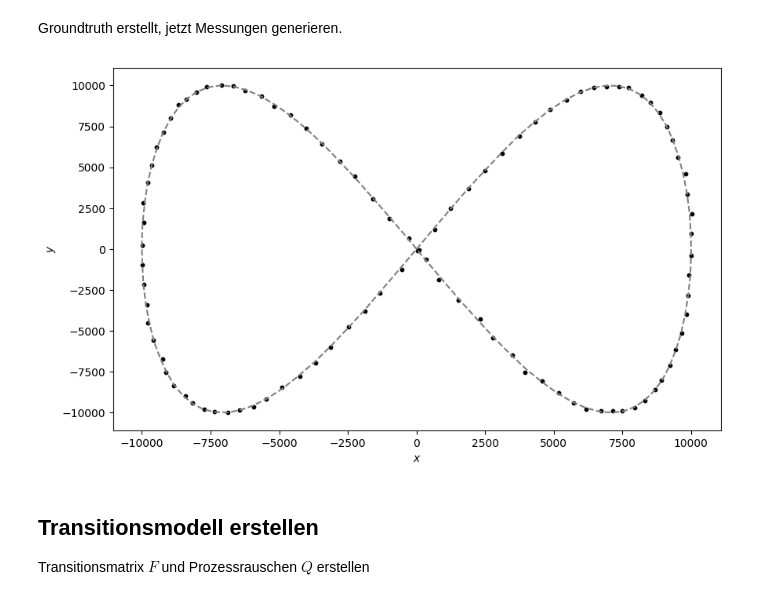
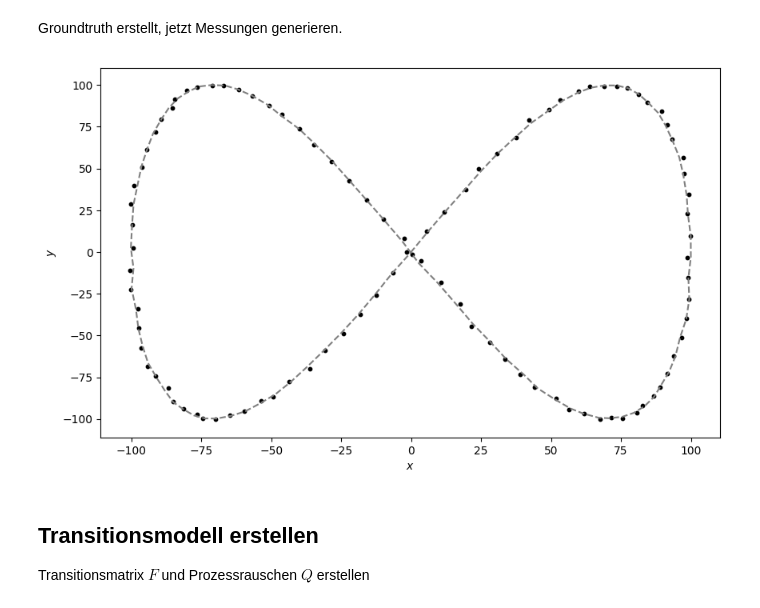
Before and after one commit to mooriicee/stonesoupFKIE, a Jupyter notebook: tests.ipynb, the cells around one changed output. Saved outputs shown, nothing was run; the diff lists cells and outputs as text; code cells hidden in the pictures.

```diff
--- a/tests.ipynb
+++ b/tests.ipynb
@@ -11,8 +11,8 @@ import numpy as np
 # %% [markdown]
 <h2 align="center"> Erstellen der Ausgabe </h2>
 # %%
-velocity = 300.0
-acceleration = 9.0
+velocity = 3.0
+acceleration = 0.09
 omega = acceleration / ( 2 * velocity)
 A = (velocity**2) / acceleration
 # %%
@@ -33,7 +33,7 @@ test = np.linspace(0, (2 * np.pi )/ omega, 100, endpoint = True)
 for t in test:
     x = A * np.sin(omega * t)
     y = A * np.sin(2 * omega * t)
-    covariance = np.array([[20.05, 0],[0, 20.05]])
+    covariance = np.array([[0.05, 0],[0, 0.05]])
     xy = np.random.multivariate_normal(np.array([x,y]), covariance)
     truth.append(GroundTruthState(np.array([[xy[0]], [xy[1]]]), timestamp=start_time+timedelta(seconds=t)))
 
@@ -47,23 +47,26 @@ Groundtruth erstellt, jetzt Messungen generieren.
 # %%
 from scipy.stats import multivariate_normal
 from stonesoup.types.detection import Detection
+import random
 
 measurements = []
 for state in truth:
     xOffset = 50 * np.random.normal(0, 1, 1)
     yOffset = 50 * np.random.normal(0, 1, 1)
+    x += xOffset
+    y += yOffset
     x, y = multivariate_normal.rvs(
         state.state_vector.ravel(), cov=np.diag([0.5, 0.5]))
     measurements.append(Detection(
-        np.array([[x] + xOffset, [y] + yOffset]), timestamp=state.timestamp))
+        np.array([[x], [y]]), timestamp=state.timestamp))
 
 # Plot the result
 ax.scatter([state.state_vector[0, 0] for state in measurements],
            [state.state_vector[1, 0] for state in measurements],
            color='black', s = 10)
 figure
 # %% [output]
-[figure, old version]
+[figure, new version]
 # %% [markdown]
 Transitionsmodell erstellen
 ----------------------------
```
Also changed, not shown: parts of 3 cells of this notebook.
